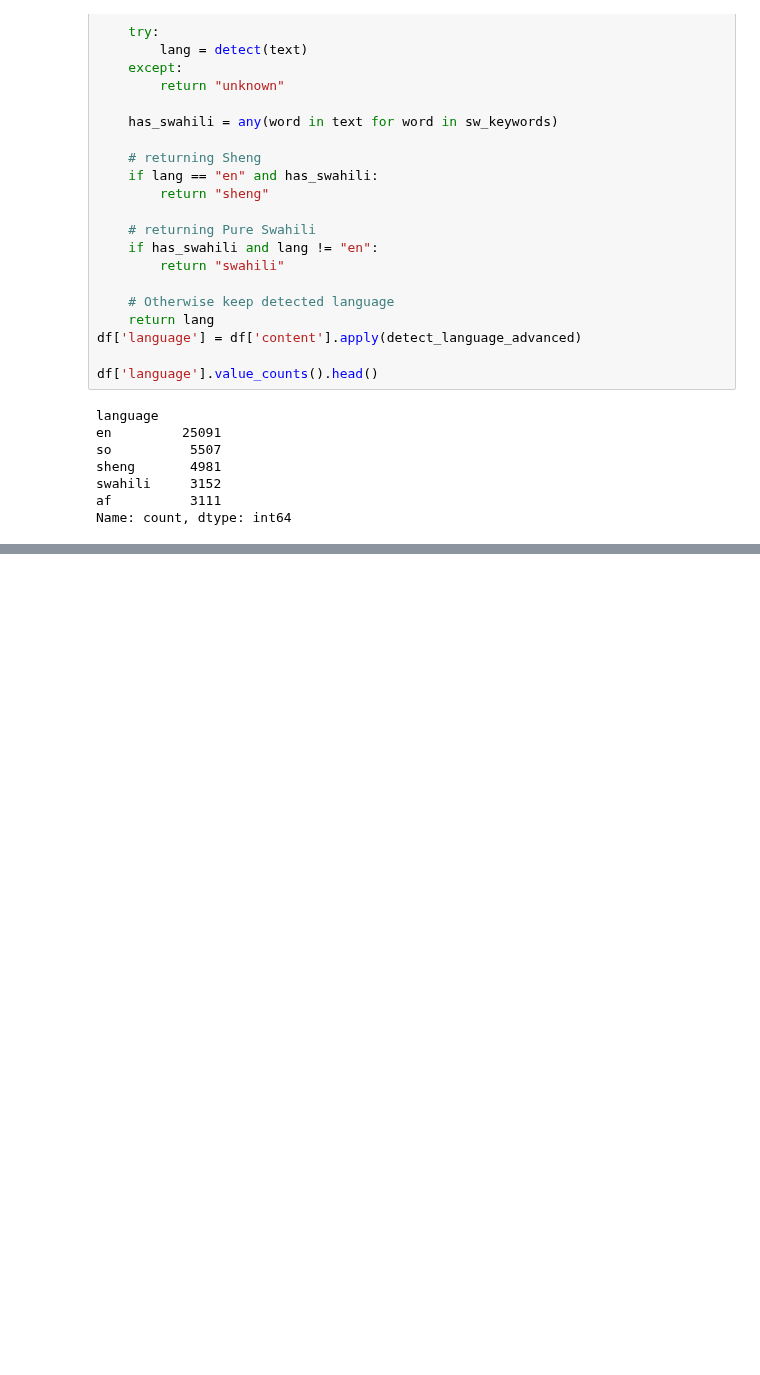
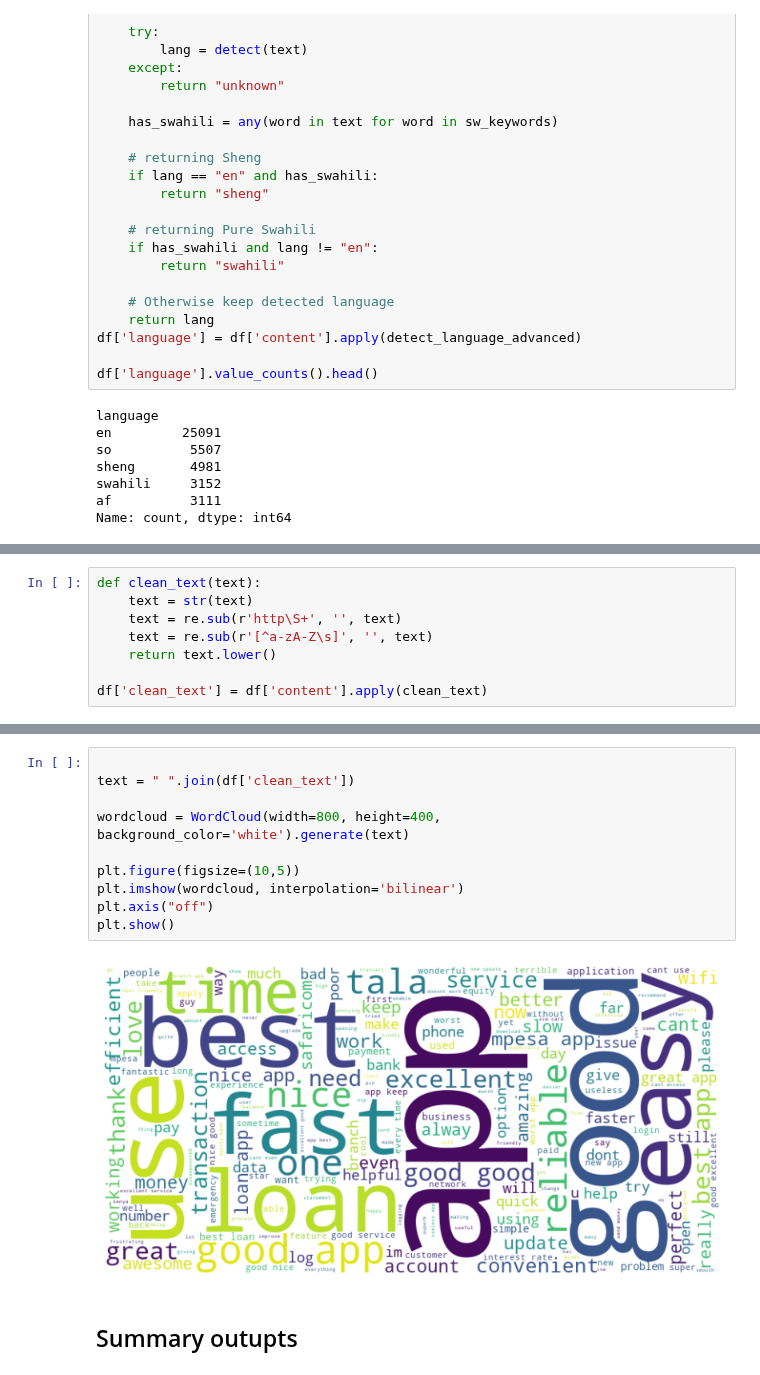
Before and after one commit to chepbree/Pesa-Salama-Classifier, a Jupyter notebook: notebooks/02.exploratory_data_understanding.ipynb, the cells around one changed output, grey strips where cells are left out. Drawn from its saved outputs; the diff is of its cells as text; blank space fills up the shorter version.

Commit message:
Add text cleaning and word frequency analysis with word cloud

```diff
--- a/notebooks/02.exploratory_data_understanding.ipynb
+++ b/notebooks/02.exploratory_data_understanding.ipynb
@@ -175,0 +184,8 @@ Name: count, dtype: int64
+# %%
+def clean_text(text):
+    text = str(text)
+    text = re.sub(r'http\S+', '', text)
+    text = re.sub(r'[^a-zA-Z\s]', '', text)
+    return text.lower()
+
+df['clean_text'] = df['content'].apply(clean_text)
@@ -175,0 +225,14 @@ Name: count, dtype: int64
+# %%
+
+text = " ".join(df['clean_text'])
+
+wordcloud = WordCloud(width=800, height=400, background_color='white').generate(text)
+
+plt.figure(figsize=(10,5))
+plt.imshow(wordcloud, interpolation='bilinear')
+plt.axis("off")
+plt.show()
+# %% [output]
+[figure, added]
+# %% [markdown]
+## Summary outupts
```
Also changed, not shown: parts of 6 cells of this notebook.
